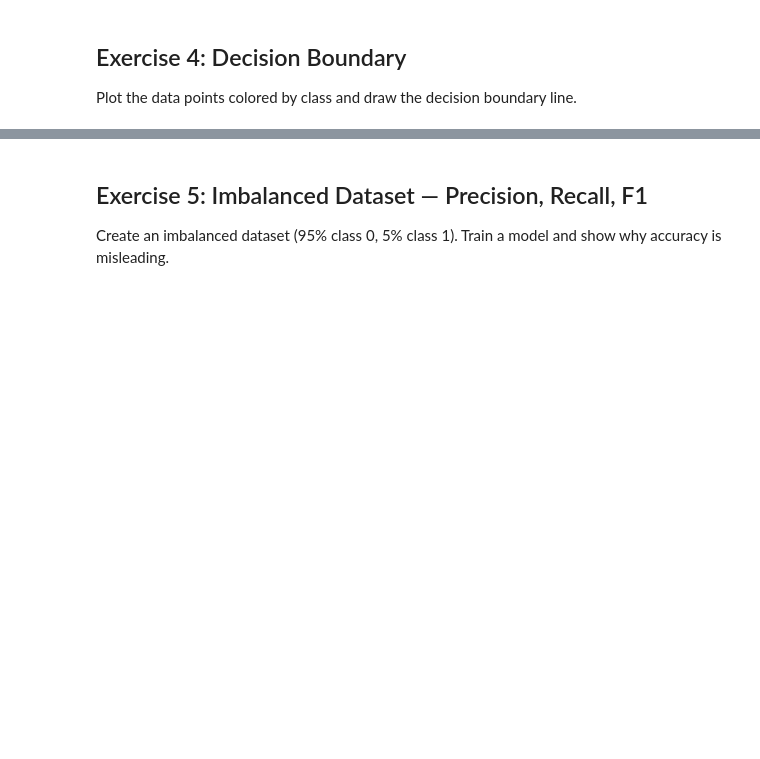
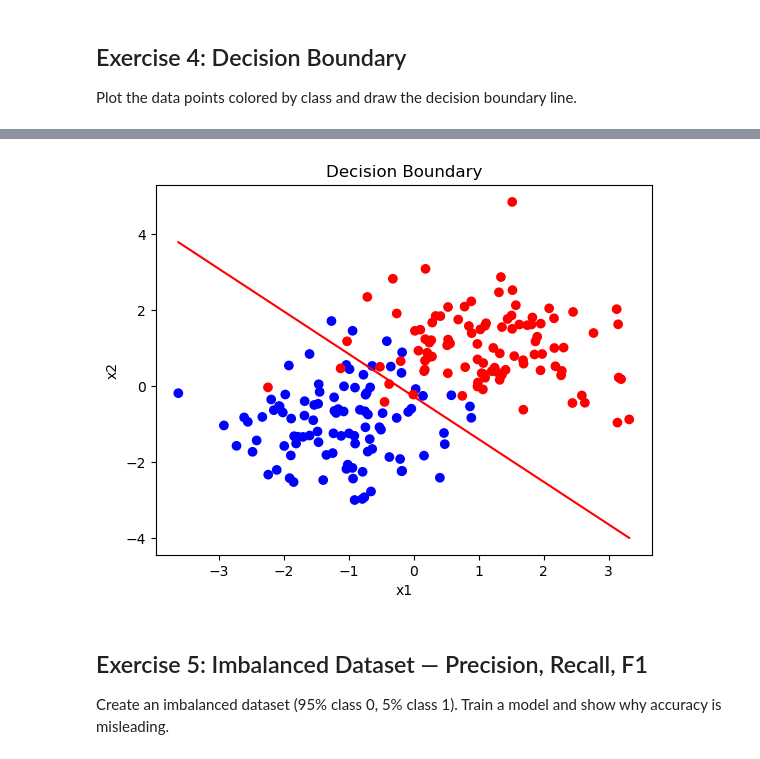
Before and after one commit to DylanCoon99/gaze_detection, a Jupyter notebook: lab/day_3_exercises.ipynb, the cells around one changed output, grey strips where cells are left out. Saved outputs shown, nothing was run; the diff lists cells and outputs as text; code cells hidden in the pictures; blank space fills up the shorter version.

```diff
--- a/lab/day_3_exercises.ipynb
+++ b/lab/day_3_exercises.ipynb
@@ -400,3 +505,21 @@ Plot the data points colored by class and draw the decision boundary line.
+# %%
+# Plot x1 vs x2 with decision boundary
+
+plt.scatter(X_clf[:, 0], X_clf[:, 1], c=y_clf.flatten(), cmap='bwr')
+db_x = np.linspace(-3, 3, 200)
+
+plt.plot()
+plt.title("Decision Boundary")
+plt.xlabel("x1")
+plt.ylabel("x2")
+
+x1 = np.linspace(X_clf[:, 0].min(), X_clf[:, 0].max(), 100)
+x2 = -(w[0] * x1 + b) / w[1]
+plt.plot(x1, x2.flatten(), color='red')
+
+plt.show()
+# %% [output]
+[figure, added]
 # %% [markdown]
 ## Exercise 5: Imbalanced Dataset — Precision, Recall, F1
 
```
Also changed, not shown: parts of 12 cells of this notebook, 1 other file.
